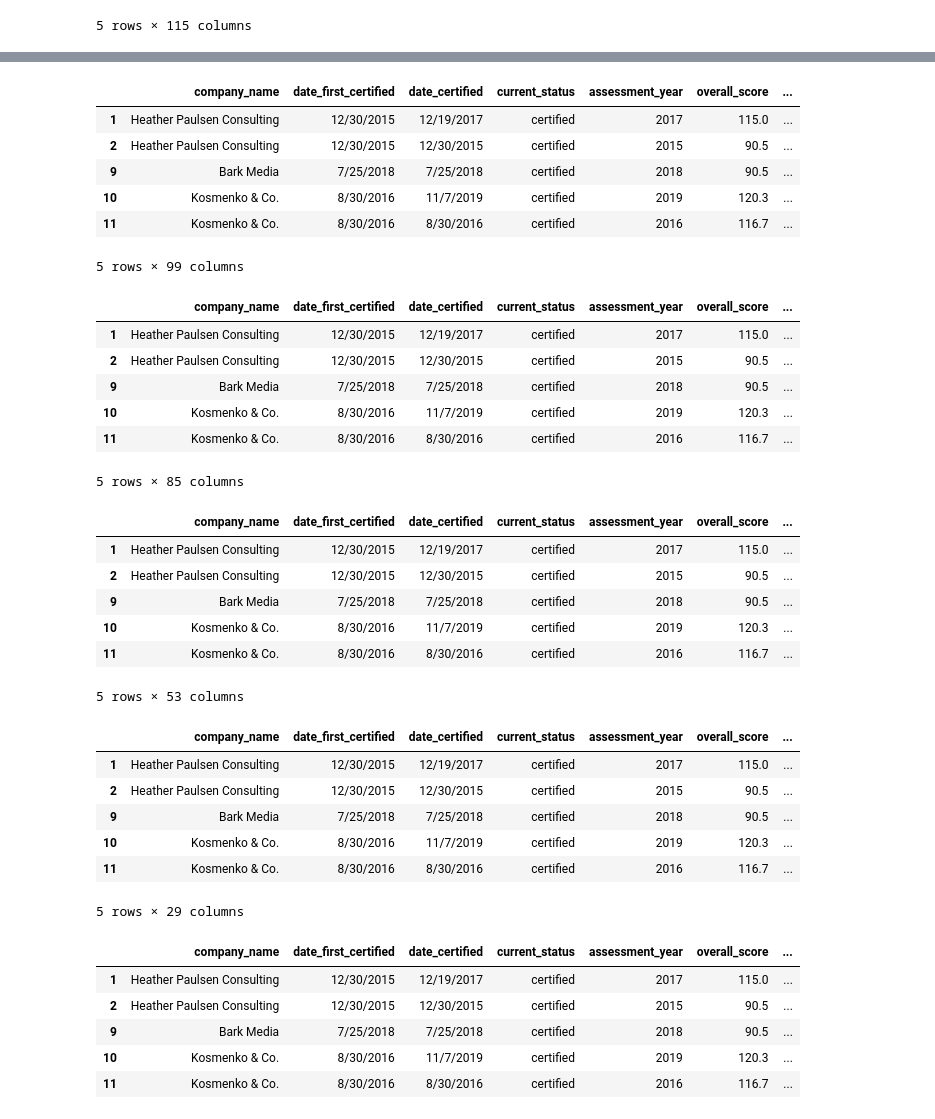
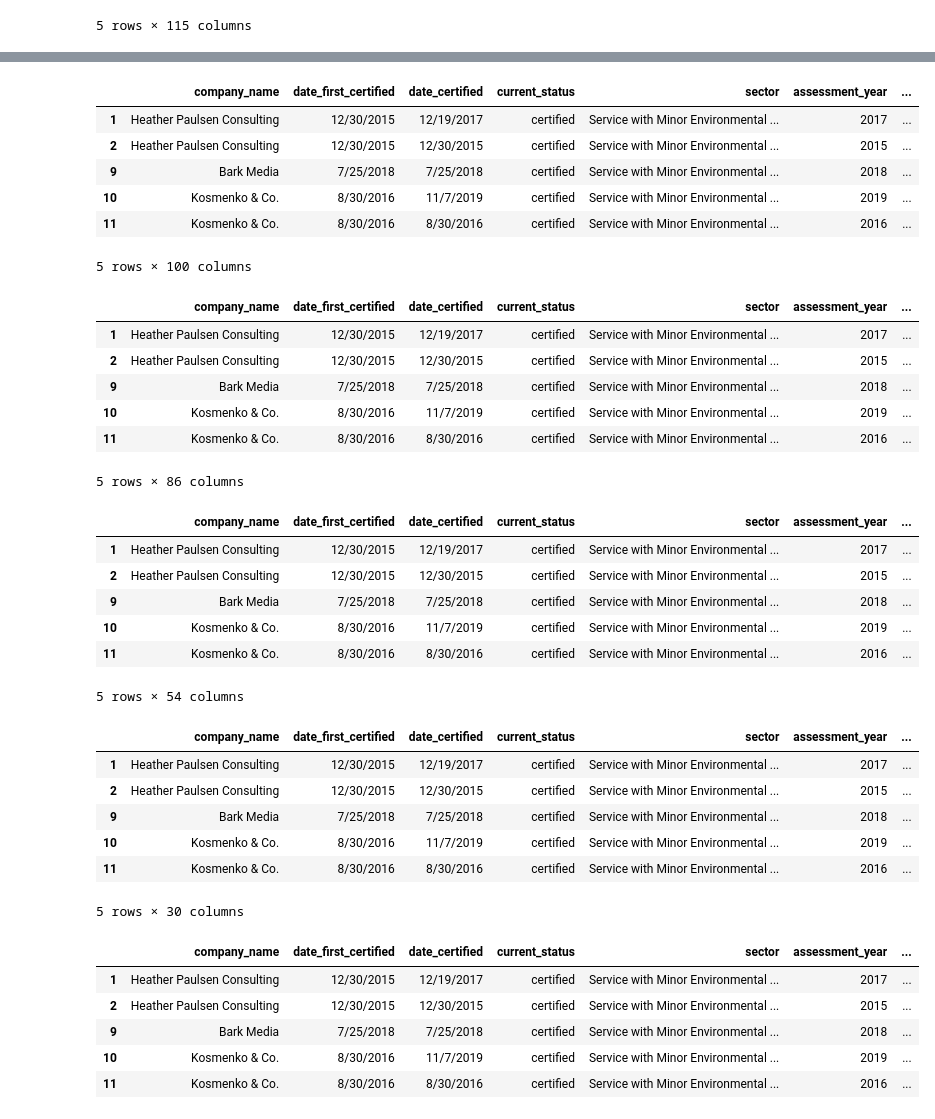
Before and after one commit to faithlierheimer/BCorpsAnalysis, a Jupyter notebook: cleaned_data.ipynb, the cells around one changed output, grey strips where cells are left out. Saved outputs shown, nothing was run; the diff lists cells and outputs as text; code cells hidden in the pictures.

```diff
--- a/cleaned_data.ipynb
+++ b/cleaned_data.ipynb
@@ -44,61 +44,61 @@ certification_cycle
 # %%
 bcorp_US_cleaned = bcorp_US.drop(['website', 'b_corp_profile', 'description',
                                   'industry', 'industry_category', 'products_and_services',
-                                  'country', 'state', 'city', 'sector', 'size', 'impact_area_community_na_score',
+                                  'country', 'state', 'city', 'size', 'impact_area_community_na_score',
                                  'impact_area_customers_na_score', 'impact_area_environment_na_score', 'impact_area_governance_na_score',
                                  'impact_area_workers_na_score'], axis = 1)
 bcorp_US_cleaned.head()
 # %% [output]
-|  | company_name | date_first_certified | date_certified | current_status | assessment_year | overall_score | ... |
-| 1 | Heather Paulsen Consulting | 12/30/2015 | 12/19/2017 | certified | 2017 | 115.0 | ... |
-| 2 | Heather Paulsen Consulting | 12/30/2015 | 12/30/2015 | certified | 2015 | 90.5 | ... |
-| 9 | Bark Media | 7/25/2018 | 7/25/2018 | certified | 2018 | 90.5 | ... |
-| 10 | Kosmenko & Co. | 8/30/2016 | 11/7/2019 | certified | 2019 | 120.3 | ... |
-| 11 | Kosmenko & Co. | 8/30/2016 | 8/30/2016 | certified | 2016 | 116.7 | ... |
+|  | company_name | date_first_certified | date_certified | current_status | sector | assessment_year | ... |
+| 1 | Heather Paulsen Consulting | 12/30/2015 | 12/19/2017 | certified | Service with Minor Environmental ... | 2017 | ... |
+| 2 | Heather Paulsen Consulting | 12/30/2015 | 12/30/2015 | certified | Service with Minor Environmental ... | 2015 | ... |
+| 9 | Bark Media | 7/25/2018 | 7/25/2018 | certified | Service with Minor Environmental ... | 2018 | ... |
+| 10 | Kosmenko & Co. | 8/30/2016 | 11/7/2019 | certified | Service with Minor Environmental ... | 2019 | ... |
+| 11 | Kosmenko & Co. | 8/30/2016 | 8/30/2016 | certified | Service with Minor Environmental ... | 2016 | ... |
-5 rows × 99 columns
+5 rows × 100 columns
 # %%
 bcorp_US_cleaned = bcorp_US_cleaned.drop([col for col in bcorp_US_cleaned.columns if 'ia_community_it' in col],axis=1)
 bcorp_US_cleaned.head()
 # %% [output]
-|  | company_name | date_first_certified | date_certified | current_status | assessment_year | overall_score | ... |
-| 1 | Heather Paulsen Consulting | 12/30/2015 | 12/19/2017 | certified | 2017 | 115.0 | ... |
-| 2 | Heather Paulsen Consulting | 12/30/2015 | 12/30/2015 | certified | 2015 | 90.5 | ... |
-| 9 | Bark Media | 7/25/2018 | 7/25/2018 | certified | 2018 | 90.5 | ... |
-| 10 | Kosmenko & Co. | 8/30/2016 | 11/7/2019 | certified | 2019 | 120.3 | ... |
-| 11 | Kosmenko & Co. | 8/30/2016 | 8/30/2016 | certified | 2016 | 116.7 | ... |
+|  | company_name | date_first_certified | date_certified | current_status | sector | assessment_year | ... |
+| 1 | Heather Paulsen Consulting | 12/30/2015 | 12/19/2017 | certified | Service with Minor Environmental ... | 2017 | ... |
+| 2 | Heather Paulsen Consulting | 12/30/2015 | 12/30/2015 | certified | Service with Minor Environmental ... | 2015 | ... |
+| 9 | Bark Media | 7/25/2018 | 7/25/2018 | certified | Service with Minor Environmental ... | 2018 | ... |
+| 10 | Kosmenko & Co. | 8/30/2016 | 11/7/2019 | certified | Service with Minor Environmental ... | 2019 | ... |
+| 11 | Kosmenko & Co. | 8/30/2016 | 8/30/2016 | certified | Service with Minor Environmental ... | 2016 | ... |
-5 rows × 85 columns
+5 rows × 86 columns
 # %%
 bcorp_US_cleaned = bcorp_US_cleaned.drop([col for col in bcorp_US_cleaned.columns if 'ia_customers_it' in col],axis=1)
 bcorp_US_cleaned.head()
 # %% [output]
-|  | company_name | date_first_certified | date_certified | current_status | assessment_year | overall_score | ... |
-| 1 | Heather Paulsen Consulting | 12/30/2015 | 12/19/2017 | certified | 2017 | 115.0 | ... |
-| 2 | Heather Paulsen Consulting | 12/30/2015 | 12/30/2015 | certified | 2015 | 90.5 | ... |
-| 9 | Bark Media | 7/25/2018 | 7/25/2018 | certified | 2018 | 90.5 | ... |
-| 10 | Kosmenko & Co. | 8/30/2016 | 11/7/2019 | certified | 2019 | 120.3 | ... |
-| 11 | Kosmenko & Co. | 8/30/2016 | 8/30/2016 | certified | 2016 | 116.7 | ... |
+|  | company_name | date_first_certified | date_certified | current_status | sector | assessment_year | ... |
+| 1 | Heather Paulsen Consulting | 12/30/2015 | 12/19/2017 | certified | Service with Minor Environmental ... | 2017 | ... |
+| 2 | Heather Paulsen Consulting | 12/30/2015 | 12/30/2015 | certified | Service with Minor Environmental ... | 2015 | ... |
+| 9 | Bark Media | 7/25/2018 | 7/25/2018 | certified | Service with Minor Environmental ... | 2018 | ... |
+| 10 | Kosmenko & Co. | 8/30/2016 | 11/7/2019 | certified | Service with Minor Environmental ... | 2019 | ... |
+| 11 | Kosmenko & Co. | 8/30/2016 | 8/30/2016 | certified | Service with Minor Environmental ... | 2016 | ... |
-5 rows × 53 columns
+5 rows × 54 columns
 # %%
 bcorp_US_cleaned = bcorp_US_cleaned.drop([col for col in bcorp_US_cleaned.columns if 'ia_environment_it' in col],axis=1)
 bcorp_US_cleaned.head()
 # %% [output]
-|  | company_name | date_first_certified | date_certified | current_status | assessment_year | overall_score | ... |
-| 1 | Heather Paulsen Consulting | 12/30/2015 | 12/19/2017 | certified | 2017 | 115.0 | ... |
-| 2 | Heather Paulsen Consulting | 12/30/2015 | 12/30/2015 | certified | 2015 | 90.5 | ... |
-| 9 | Bark Media | 7/25/2018 | 7/25/2018 | certified | 2018 | 90.5 | ... |
-| 10 | Kosmenko & Co. | 8/30/2016 | 11/7/2019 | certified | 2019 | 120.3 | ... |
-| 11 | Kosmenko & Co. | 8/30/2016 | 8/30/2016 | certified | 2016 | 116.7 | ... |
+|  | company_name | date_first_certified | date_certified | current_status | sector | assessment_year | ... |
+| 1 | Heather Paulsen Consulting | 12/30/2015 | 12/19/2017 | certified | Service with Minor Environmental ... | 2017 | ... |
+| 2 | Heather Paulsen Consulting | 12/30/2015 | 12/30/2015 | certified | Service with Minor Environmental ... | 2015 | ... |
+| 9 | Bark Media | 7/25/2018 | 7/25/2018 | certified | Service with Minor Environmental ... | 2018 | ... |
+| 10 | Kosmenko & Co. | 8/30/2016 | 11/7/2019 | certified | Service with Minor Environmental ... | 2019 | ... |
+| 11 | Kosmenko & Co. | 8/30/2016 | 8/30/2016 | certified | Service with Minor Environmental ... | 2016 | ... |
-5 rows × 29 columns
+5 rows × 30 columns
 # %%
 bcorp_US_cleaned = bcorp_US_cleaned.drop([col for col in bcorp_US_cleaned.columns if 'ia_workers_it' in col],axis=1)
 bcorp_US_cleaned.head()
 # %% [output]
-|  | company_name | date_first_certified | date_certified | current_status | assessment_year | overall_score | ... |
-| 1 | Heather Paulsen Consulting | 12/30/2015 | 12/19/2017 | certified | 2017 | 115.0 | ... |
-| 2 | Heather Paulsen Consulting | 12/30/2015 | 12/30/2015 | certified | 2015 | 90.5 | ... |
-| 9 | Bark Media | 7/25/2018 | 7/25/2018 | certified | 2018 | 90.5 | ... |
-| 10 | Kosmenko & Co. | 8/30/2016 | 11/7/2019 | certified | 2019 | 120.3 | ... |
-| 11 | Kosmenko & Co. | 8/30/2016 | 8/30/2016 | certified | 2016 | 116.7 | ... |
+|  | company_name | date_first_certified | date_certified | current_status | sector | assessment_year | ... |
+| 1 | Heather Paulsen Consulting | 12/30/2015 | 12/19/2017 | certified | Service with Minor Environmental ... | 2017 | ... |
+| 2 | Heather Paulsen Consulting | 12/30/2015 | 12/30/2015 | certified | Service with Minor Environmental ... | 2015 | ... |
+| 9 | Bark Media | 7/25/2018 | 7/25/2018 | certified | Service with Minor Environmental ... | 2018 | ... |
+| 10 | Kosmenko & Co. | 8/30/2016 | 11/7/2019 | certified | Service with Minor Environmental ... | 2019 | ... |
+| 11 | Kosmenko & Co. | 8/30/2016 | 8/30/2016 | certified | Service with Minor Environmental ... | 2016 | ... |
 # %%
 bcorp_US_cleaned = bcorp_US_cleaned.drop([col for col in bcorp_US_cleaned.columns if 'ia_governance_it' in col],axis=1)
 bcorp_US_cleaned.nunique()
```
Also changed, not shown: parts of 2 cells of this notebook, 1 other file.
